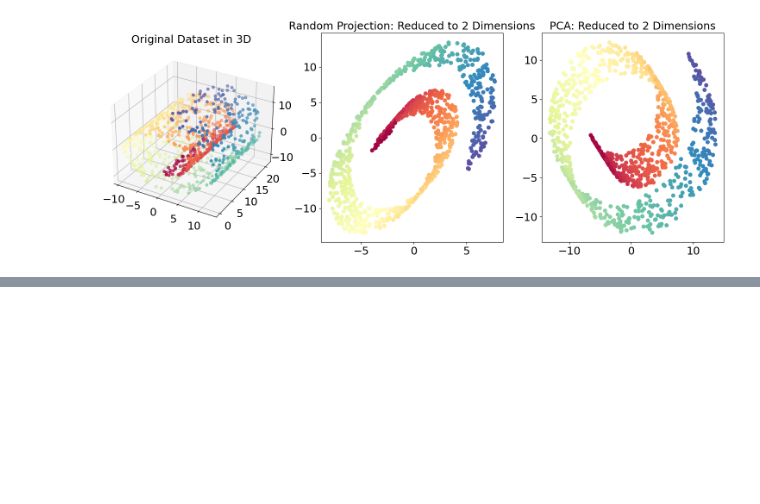
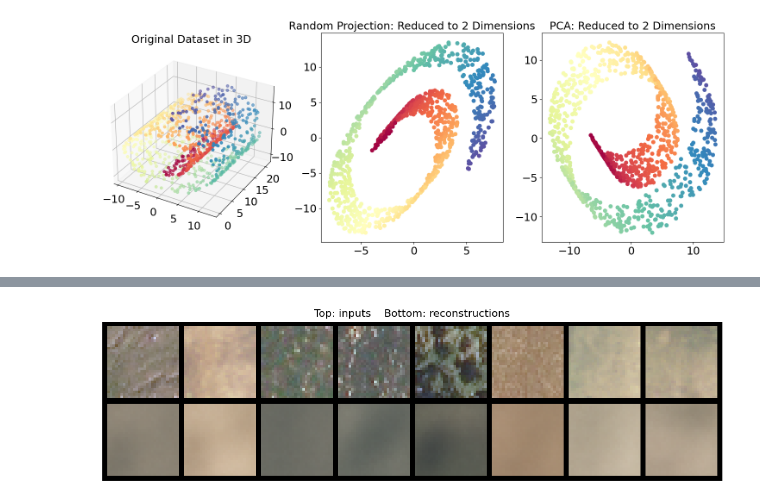
Before and after one commit to raghavian/sustainable_ai, a Jupyter notebook: notebooks/chapter-04.ipynb, the cells around one changed output, grey strips where cells are left out. Drawn from its saved outputs; the diff is of its cells as text; code cells hidden in the pictures; blank space fills up the shorter version.

```diff
--- a/notebooks/chapter-04.ipynb
+++ b/notebooks/chapter-04.ipynb
@@ -431,0 +441,96 @@ plt.tight_layout()
+# %%
+import torch
+import torch.nn as nn
+import torch.optim as optim
+from torch.utils.data import Dataset, DataLoader
+from sustainableai.datasets import AerialNIST
+from sustainableai.models import Autoencoder
+import matplotlib.pyplot as plt
+from torchvision.utils import make_grid
+from sklearn.decomposition import PCA
+
+device = torch.device('cuda' if torch.cuda.is_available() else 'cpu')
+
+# Hyperparameters
+latent_dim = 32
+hidden = 128
+learning_rate = 0.001
+num_epochs = 20
+batch_size = 64
+
+# Create custom dataset
+dataset = AerialNIST()  # Same size as MNIST
+
+# Create data loader
+data_loader = DataLoader(dataset=dataset, batch_size=batch_size, shuffle=True)
+
+# Create autoencoder model
+model = Autoencoder(latent_dim,hidden)
+model = model.to(device)
+# Define loss function and optimizer
+criterion = nn.MSELoss()
+optimizer = optim.Adam(model.parameters(), lr=learning_rate)
+
+# Training loop
+for epoch in range(num_epochs):
+    for batch_data,_ in data_loader:
+        batch_data = batch_data.to(device)
+        batch_data = batch_data.view(-1, 3*28*28)
+        optimizer.zero_grad()
+        _, outputs = model(batch_data)
+        loss = criterion(outputs, batch_data)
+        loss.backward()
+        optimizer.step()
+
+    print(f'Epoch [{epoch+1}/{num_epochs}], Loss: {loss.item():.4f}')
+
+# Visualize original and reconstructed data
+model.eval()
+
+with torch.inference_mode():
+    x, _ = next(iter(data_loader))                 # x: [B, 3, 28, 28] or [B, ...]
+    x = x.to(device).float()
+    if x.max() > 1.0:                              # if you stored 0..255
+        x = x / 255.0
+
+    B = min(8, x.size(0))                          # show up to 8 examples
+    x = x[:B]
+
+    x_flat = x.view(B, -1)                         # your model expects flattened input
+    _, x_hat = model(x_flat)                       # tuple: (latent, recon)
+    x_hat = x_hat.view(B, 3, 28, 28).clamp(0, 1)   # reshape and clip for display
+
+    # stack originals then reconstructions so make_grid makes two rows
+    comp = torch.cat([x, x_hat], dim=0)            # [2B, 3, 28, 28]
+    grid = make_grid(comp.cpu(), nrow=B, padding=2)
+
+plt.figure(figsize=(1.6 * B, 3.6))
+plt.imshow(grid.permute(1, 2, 0))
+plt.axis("off")
+plt.title("Top: inputs    Bottom: reconstructions")
+plt.show()
+
+# Get latent embeddings
+encoded_data = []
+labels = []
+with torch.no_grad():
+    for batch_data,batch_labels in data_loader:
+        batch_data = batch_data.view(-1, 3*28*28)
+        encoded_batch, _ = model(batch_data)
+        encoded_data.append(encoded_batch)
+        labels.append(batch_labels)
+embeddings  = torch.cat(encoded_data, dim=0)
+labels = torch.cat(labels, dim=0)
+labels = labels.argmax(dim=1)
+# Apply dimensionality reduction using t-SNE or PCA
+# tsne_embeddings = TSNE(n_components=2).fit_transform(encoded_data.numpy())
+if latent_dim > 2:
+    pca_embeddings = PCA(n_components=2).fit_transform(embeddings.numpy())
+
+# Plot the embeddings
+plt.scatter(embeddings[:, 0], embeddings[:, 1], s=5,c=labels)
+plt.title('Latent Embeddings in 2D')
+plt.xlabel('Component 1')
+plt.ylabel('Component 2')
+plt.show()
+# %% [output]
@@ -431,0 +557 @@ plt.tight_layout()
+[figure, added]
```
Also changed, not shown: parts of 2 cells of this notebook.
